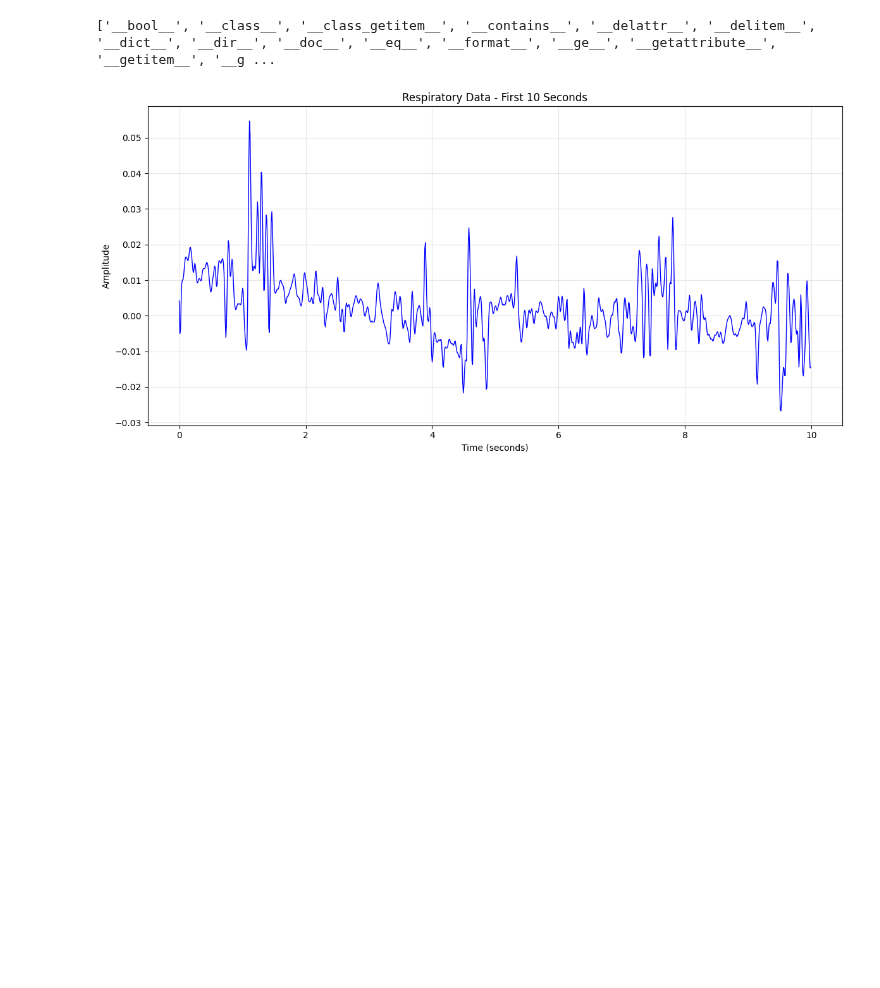
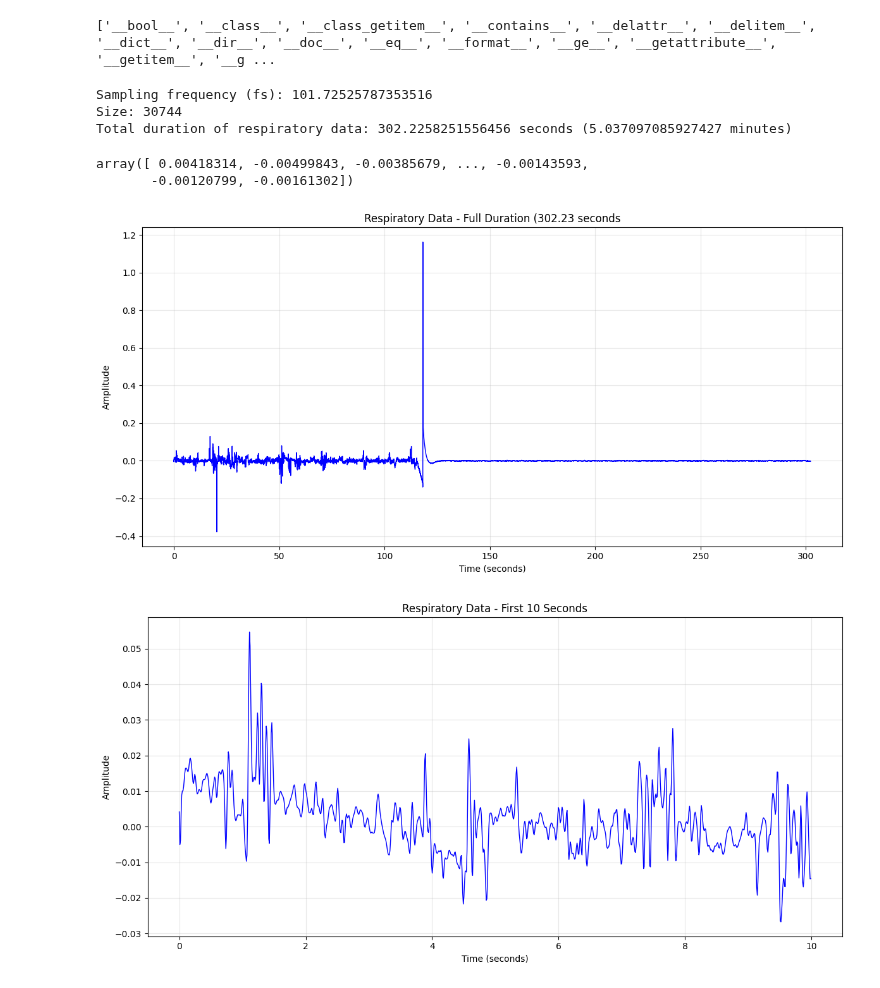
Before and after one commit to padillacoreanolab/respiratory_pilot, a Jupyter notebook: ten_second_analysis.ipynb, the cells around one changed output. Saved outputs shown, nothing was run; the diff lists cells and outputs as text; code cells hidden in the pictures; blank space fills up the shorter version.

Commit message:
Forgot to include in last commit, plots behavior with resp data

```diff
--- a/ten_second_analysis.ipynb
+++ b/ten_second_analysis.ipynb
@@ -65,5 +65,20 @@ size = ecg_stream.size
 channel = ecg_stream.channel
 stream_name = ecg_stream.name
+# %%
+print(f"Sampling frequency (fs): {fs}")
+print(f"Size: {size}")
+
+# Compute total duration in seconds
+total_duration = size / fs
+
+# Convert to minutes
+total_duration_minutes = total_duration / 60
+
+print(f"Total duration of respiratory data: {total_duration} seconds ({total_duration_minutes} minutes)")
+# %% [output]
+Sampling frequency (fs): 101.72525787353516
+Size: 30744
+Total duration of respiratory data: 302.2258251556456 seconds (5.037097085927427 minutes)
 # %%
 # Apply the custom filtering logic
 rsp_cleaned = nk.signal_filter(
@@ -74,6 +89,30 @@ rsp_cleaned = nk.signal_filter(
     sampling_rate=fs,
     order=2  # Filter order
 )
+# %%
+rsp_cleaned
+# %% [output]
+array([ 0.00418314, -0.00499843, -0.00385679, ..., -0.00143593,
+       -0.00120799, -0.00161302])
+# %%
+n_samples = len(rsp_cleaned)
+
+# Create time array for x-axis
+time = np.arange(n_samples) / fs + start_time
+
+# Create the plot
+plt.figure(figsize=(12, 6))
+plt.plot(time, rsp_cleaned, 'b-', linewidth=1)
+
+# Add labels and title
+plt.xlabel('Time (seconds)')
+plt.ylabel('Amplitude')
+plt.title(f'Respiratory Data - Full Duration ({n_samples/fs:.2f} seconds')
+plt.grid(True, alpha=0.3)
+plt.tight_layout()
+plt.show()
+# %% [output]
+[figure, added]
 # %%
 n_samples = int(10 * fs)
 
```
Also changed, not shown: parts of 10 cells of this notebook.
